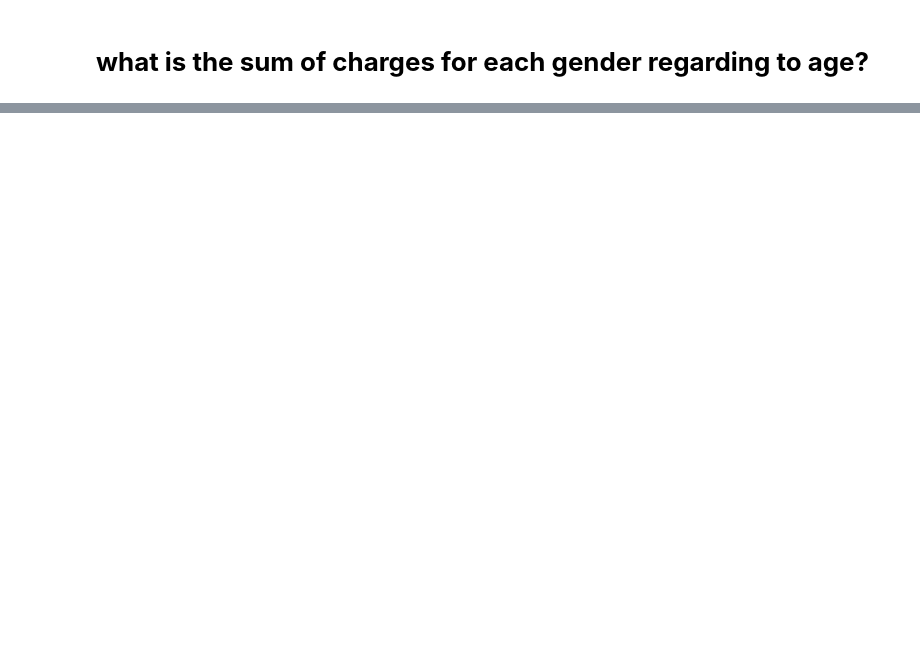
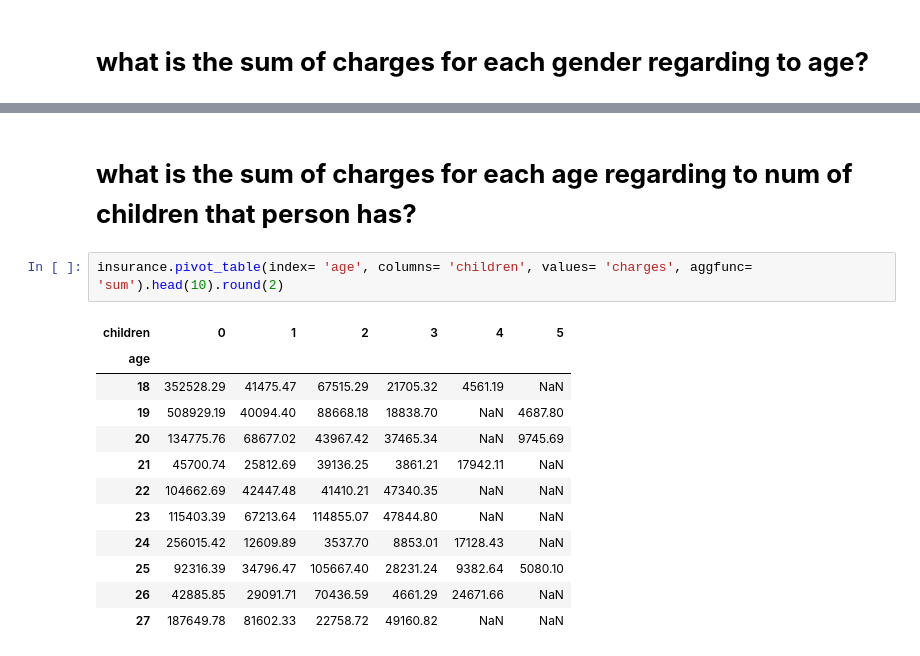
Before and after one commit to AhmAnwar/Medical_Cost_Personal_EDA, a Jupyter notebook: medical-cost-personal-eda.ipynb, the cells around one changed output, grey strips where cells are left out. Drawn from its saved outputs; the diff is of its cells as text; blank space fills up the shorter version.

Commit message:
Kaggle Notebook | Medical Cost Personal_EDA | Version 2

```diff
--- a/medical-cost-personal-eda.ipynb
+++ b/medical-cost-personal-eda.ipynb
@@ -329,0 +306,17 @@ plt.show()
+# %% [markdown]
+# **what is the sum of charges for each age regarding to num of children that person has?**
+# %%
+insurance.pivot_table(index= 'age', columns= 'children', values= 'charges', aggfunc= 'sum').head(10).round(2)
+# %% [output]
+| children | 0 | 1 | 2 | 3 | 4 | 5 |
+| age |  |  |  |  |  |  |
+| 18 | 352528.29 | 41475.47 | 67515.29 | 21705.32 | 4561.19 | NaN |
+| 19 | 508929.19 | 40094.40 | 88668.18 | 18838.70 | NaN | 4687.80 |
+| 20 | 134775.76 | 68677.02 | 43967.42 | 37465.34 | NaN | 9745.69 |
+| 21 | 45700.74 | 25812.69 | 39136.25 | 3861.21 | 17942.11 | NaN |
+| 22 | 104662.69 | 42447.48 | 41410.21 | 47340.35 | NaN | NaN |
+| 23 | 115403.39 | 67213.64 | 114855.07 | 47844.80 | NaN | NaN |
+| 24 | 256015.42 | 12609.89 | 3537.70 | 8853.01 | 17128.43 | NaN |
+| 25 | 92316.39 | 34796.47 | 105667.40 | 28231.24 | 9382.64 | 5080.10 |
+| 26 | 42885.85 | 29091.71 | 70436.59 | 4661.29 | 24671.66 | NaN |
+| 27 | 187649.78 | 81602.33 | 22758.72 | 49160.82 | NaN | NaN |
```
Also changed, not shown: parts of 23 cells of this notebook.
